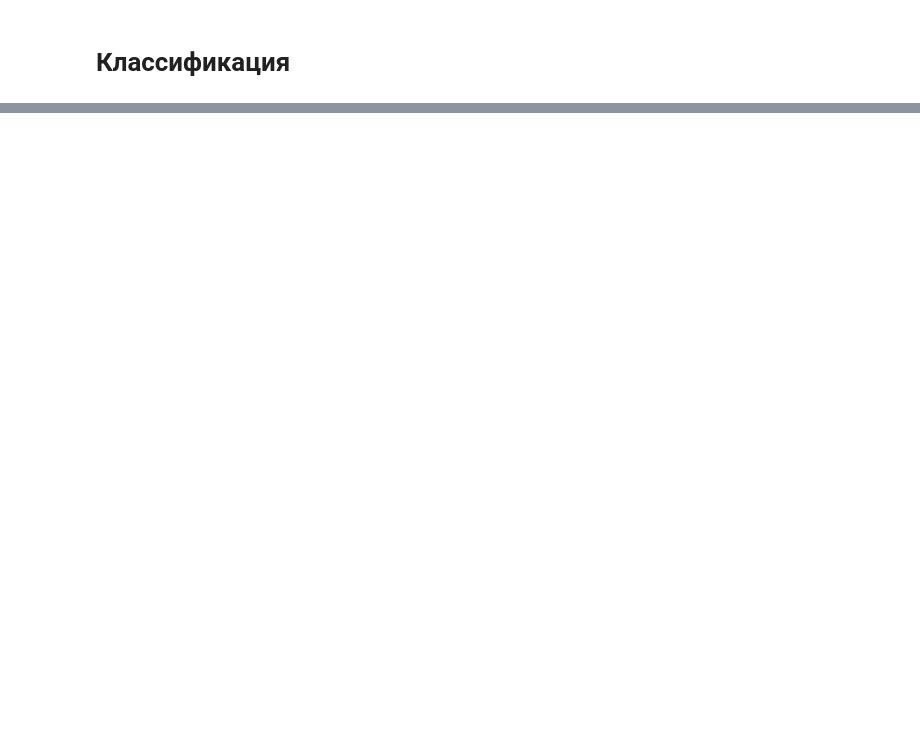
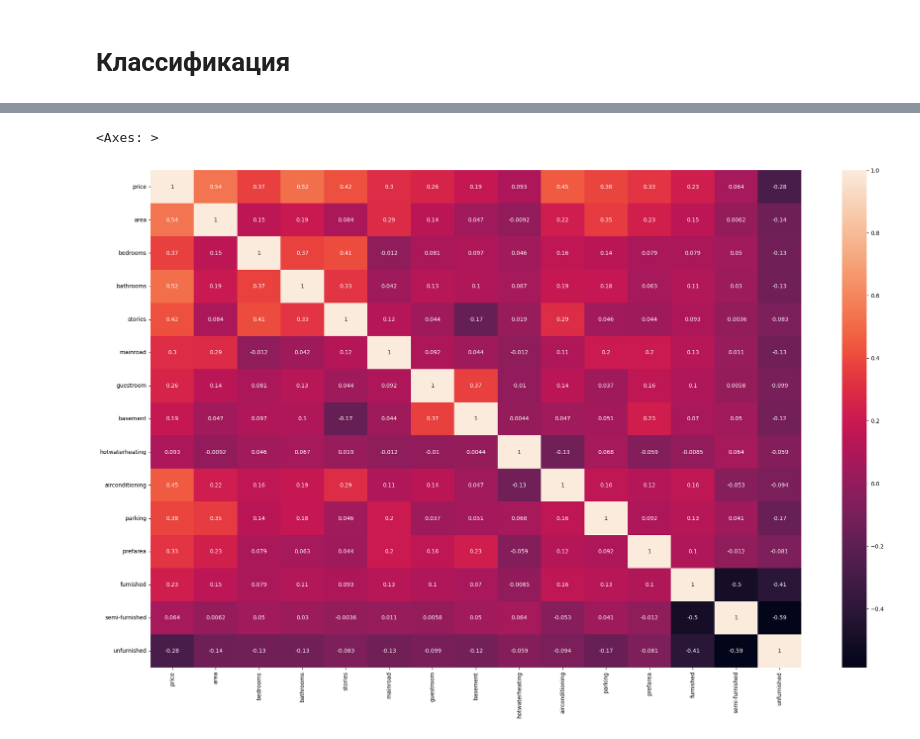
Before and after one commit to vldzgr123/PoP202324, a Jupyter notebook: 2_sem/1_lab/loadModels.ipynb, the cells around one changed output, grey strips where cells are left out. Saved outputs shown, nothing was run; the diff lists cells and outputs as text; code cells hidden in the pictures; blank space fills up the shorter version.

```diff
--- a/2_sem/1_lab/loadModels.ipynb
+++ b/2_sem/1_lab/loadModels.ipynb
@@ -185,0 +294,11 @@ ValueError: array must not contain infs or NaNs
+# %%
+categorical_col = ['mainroad', 'guestroom', 'basement', 'hotwaterheating', 'airconditioning', 'prefarea']
+# %%
+data_reg[categorical_col] = data_reg[categorical_col].apply(
+    lambda x: x.map({"yes": 1, "no": 0})
+)
+# %%
+dummy_col = pd.get_dummies(data_reg['furnishingstatus']).astype(int)
+data_reg = pd.concat([data_reg, dummy_col], axis = 1)
+# %%
+data_reg.drop(['furnishingstatus'], axis = 1, inplace = True)
@@ -185,0 +321,8 @@ ValueError: array must not contain infs or NaNs
+# %%
+df_num = data_reg.select_dtypes(include=np.number)
+df_corr = df_num.corr()
+plt.figure(figsize=(26, 16))
+sns.heatmap(df_corr, annot=True)
+# %% [output]
+<Axes: >
+[figure, added]
```
Also changed, not shown: parts of 55 cells of this notebook, 13 other files.
